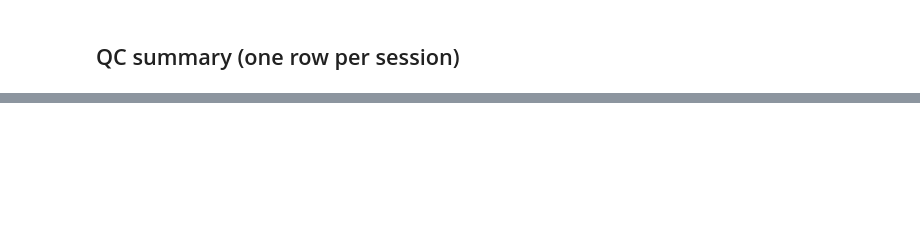
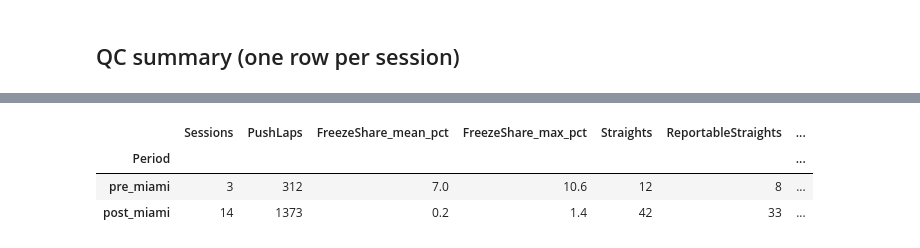
Before and after one commit to see7ien/Flat-Out, a Jupyter notebook: 02_season.ipynb, the cells around one changed output, grey strips where cells are left out. Cells and saved outputs as stored; diff of their text form; code cells hidden in the pictures; blank space fills up the shorter version.

```diff
--- a/02_season.ipynb
+++ b/02_season.ipynb
@@ -167,0 +165,18 @@ season_qc.reindex(columns=cols).rename(columns={"push_lap_frozen_pct_mean": "Fre
+# %%
+done = season_qc[ok]
+straight_n = lambda s: [n for d in s for n in d.values()]
+by_period = done.groupby("Period", sort=False).agg(
+    Sessions=("Round", "size"), PushLaps=("push_laps", "sum"),
+    FreezeShare_mean_pct=("push_lap_frozen_pct_mean", "mean"), FreezeShare_max_pct=("push_lap_frozen_pct_mean", "max"),
+    Straights=("CleanPerStraight", lambda s: len(straight_n(s))),
+    ReportableStraights=("NReportable", "sum"),
+    CleanDriversPerStraight_median=("CleanPerStraight", lambda s: np.median(straight_n(s))),
+    CleanDriversPerSector_median=("CleanPerSector", lambda s: np.median(straight_n(s))),
+    SessionsWithoutCircuitInfo=("circuit_info", lambda s: int((s != "ok").sum())),
+)
+by_period.round(1)
+# %% [output]
+|  | Sessions | PushLaps | FreezeShare_mean_pct | FreezeShare_max_pct | Straights | ReportableStraights | ... |
+| Period |  |  |  |  |  |  | ... |
+| pre_miami | 3 | 312 | 7.0 | 10.6 | 12 | 8 | ... |
+| post_miami | 14 | 1373 | 0.2 | 1.4 | 42 | 33 | ... |
```
Also changed, not shown: parts of 5 cells of this notebook, 2 other files.
